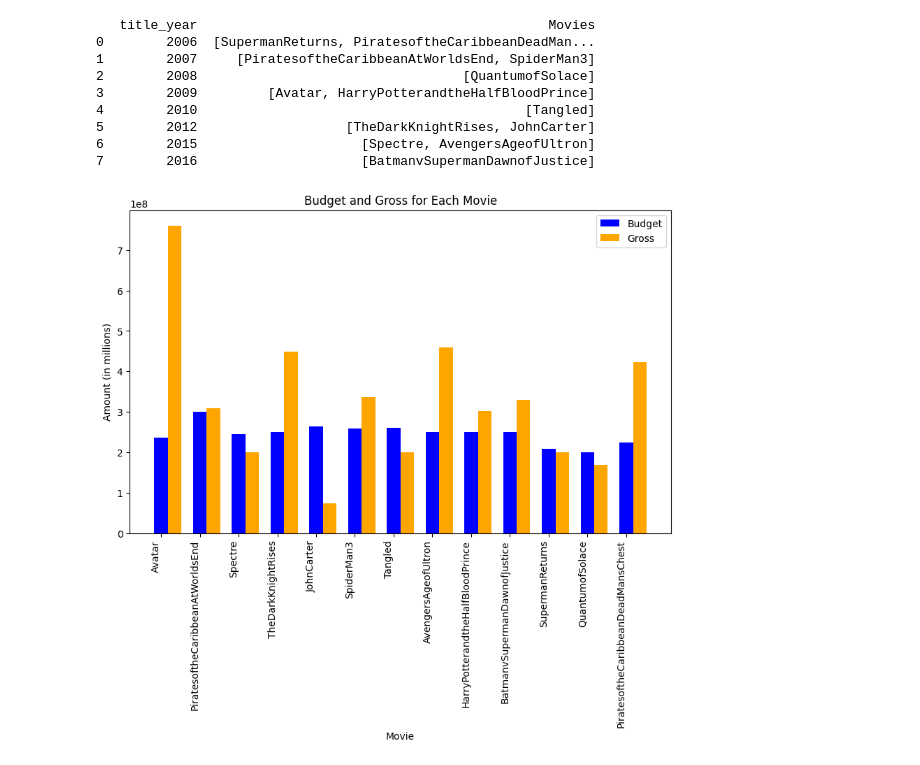
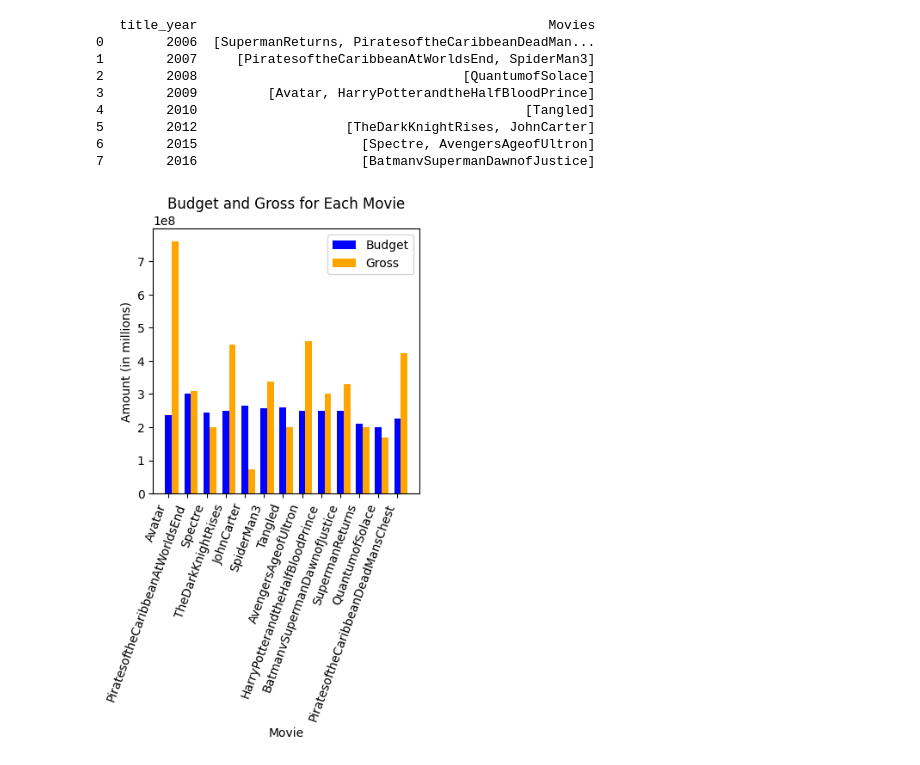
Before and after one commit to singammanasvi9440/Data_Analysis, a Jupyter notebook: Movie_Data_cleaning.ipynb, the cells around one changed output. Saved outputs shown, nothing was run; the diff lists cells and outputs as text; code cells hidden in the pictures.

```diff
--- a/Movie_Data_cleaning.ipynb
+++ b/Movie_Data_cleaning.ipynb
@@ -290,25 +290,25 @@ print(grouped_df)
 6        2015                     [Spectre, AvengersAgeofUltron]
 7        2016                     [BatmanvSupermanDawnofJustice]
 # %%
-plt.figure(figsize=(10, 6))
+plt.figure(figsize=(4, 4))
 bar_width = 0.35
 
 # Plot Budget
 plt.bar(df['movie_title'], df['budget'], width=bar_width, label='Budget', color='blue')
 
 # Plot Gross
 plt.bar([i + bar_width for i in range(len(df))], df['gross'], width=bar_width, label='Gross', color='orange')
 
 # Customize the plot
 plt.xlabel('Movie')
 plt.ylabel('Amount (in millions)')
 plt.title('Budget and Gross for Each Movie')
 
-plt.xticks(rotation=90, ha='right')
+plt.xticks(rotation=70, ha='right')
 df.sort_values(by='gross', ascending=False)
 plt.legend()
 
 # Show the plot
 plt.show()
 # %% [output]
-[figure, old version]
+[figure, new version]
```
